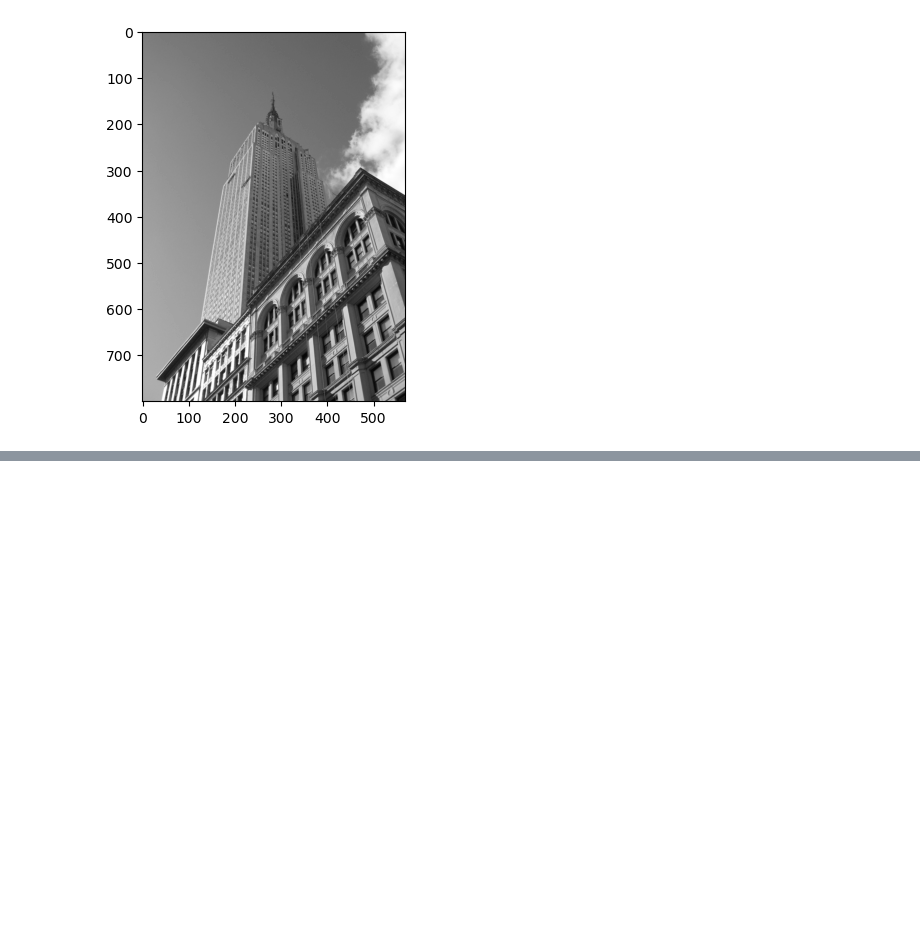
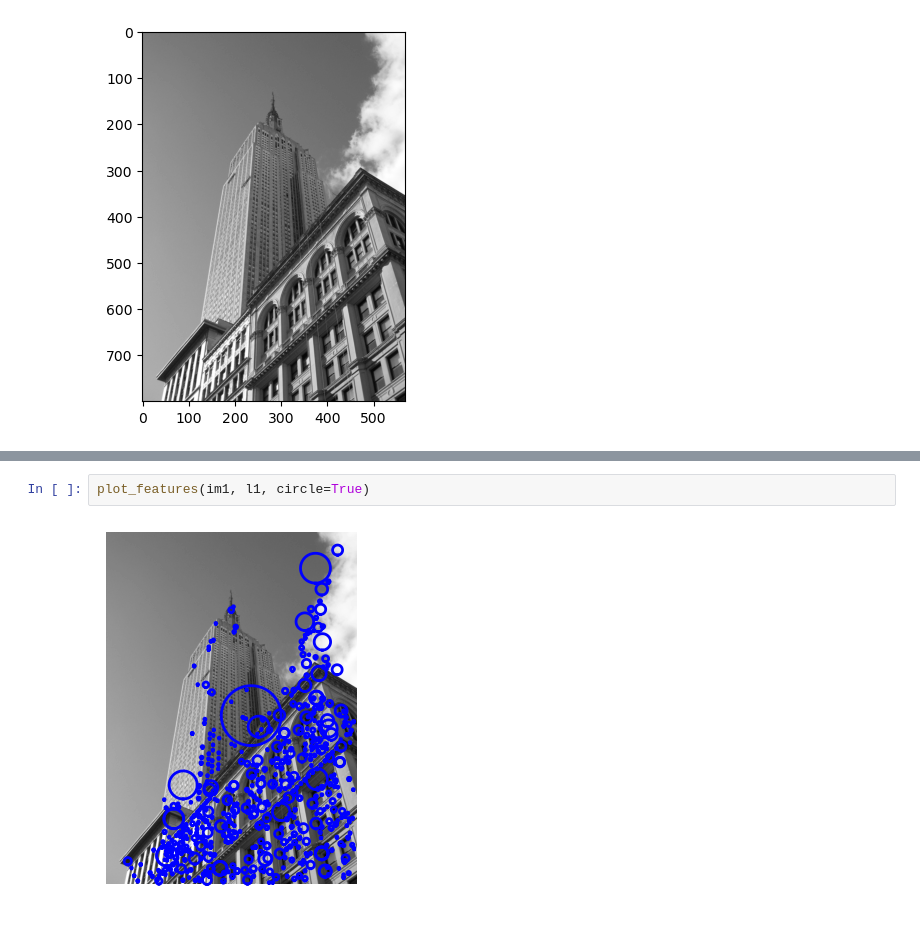
Before and after one commit to joelsnz/computer-vision, a Jupyter notebook: 2_image_descriptors/2_2_SIFT.ipynb, the cells around one changed output, grey strips where cells are left out. Cells and saved outputs as stored; diff of their text form; blank space fills up the shorter version.

```diff
--- a/2_image_descriptors/2_2_SIFT.ipynb
+++ b/2_image_descriptors/2_2_SIFT.ipynb
@@ -32,0 +27,4 @@ IndexError: too many indices for array: array is 1-dimensional, but 2 were index
+# %%
+plot_features(im1, l1, circle=True)
+# %% [output]
+[figure, added]
```
Also changed, not shown: parts of 6 cells of this notebook, 2 other files.
